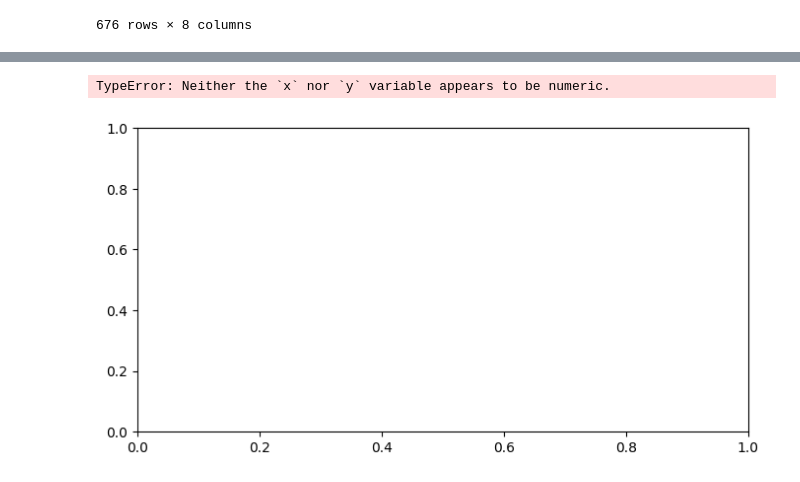
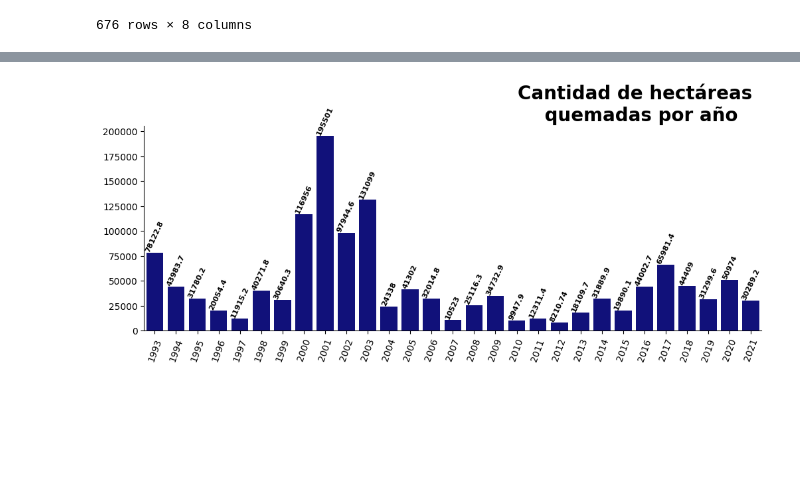
Before and after one commit to AgustinCdeCelis/Incendios-Forestales, a Jupyter notebook: workingfile.ipynb, the cells around one changed output, grey strips where cells are left out. Saved outputs shown, nothing was run; the diff lists cells and outputs as text; code cells hidden in the pictures; blank space fills up the shorter version.

```diff
--- a/workingfile.ipynb
+++ b/workingfile.ipynb
@@ -50,2 +83,7 @@ df_2
+# %%
+df_2['superficie_afectada_por_incendios_total_hectareas'] = df_2['superficie_afectada_por_incendios_total_hectareas'].str.replace('-','0').str.replace('.','').str.replace(',','.')
+
+
+#df_2['superficie_afectada_por_incendios_total_hectareas']=pd.to_numeric(df_2['superficie_afectada_por_incendios_total_hectareas'])
 # %%
-df_2['superficie_afectada_por_incendios_total_hectareas'] = df_2['superficie_afectada_por_incendios_total_hectareas'].apply(lambda x: pd.to_numeric(x.replace('-','0').replace()))
+df_2['superficie_afectada_por_incendios_total_hectareas']= df_2['superficie_afectada_por_incendios_total_hectareas'].apply(lambda x: float(x))
@@ -65,12 +167,21 @@ superficie_afectada_por_incendios_sin_determinar_hectareas      object
 dtype: object
-# %%
-fig, ax= plt.subplots(figsize=(8,4))
-
-sns.barplot(df_2,x='superficie_afectada_por_incendios_provincia',y='superficie_afectada_por_incendios_total_hectareas')
-
-ax.set_ylabel(None)
-
-plt.show()
-# %% [output]
-TypeError: Neither the `x` nor `y` variable appears to be numeric.
-[figure, removed]
+# %%
+fig, ax= plt.subplots(figsize=(12,4))
+
+plt.title('Cantidad de hectáreas \n quemadas por año',weight='bold',x=0.8,size=20)
+
+sns.barplot(df_2,x='superficie_afectada_por_incendios_anio',y='superficie_afectada_por_incendios_total_hectareas',ci=None,color='darkblue')
+
+ax.set_ylabel(None)
+ax.set_xlabel(None)
+
+ax.spines[['right', 'top']].set_visible(False)
+
+plt.xticks(rotation = 70)
+
+for i in ax.containers:
+    ax.bar_label(i,fontsize=8,weight='bold',rotation=65)
+
+plt.show()
+# %% [output]
+[figure, added]
```
Also changed, not shown: parts of 14 cells of this notebook.
